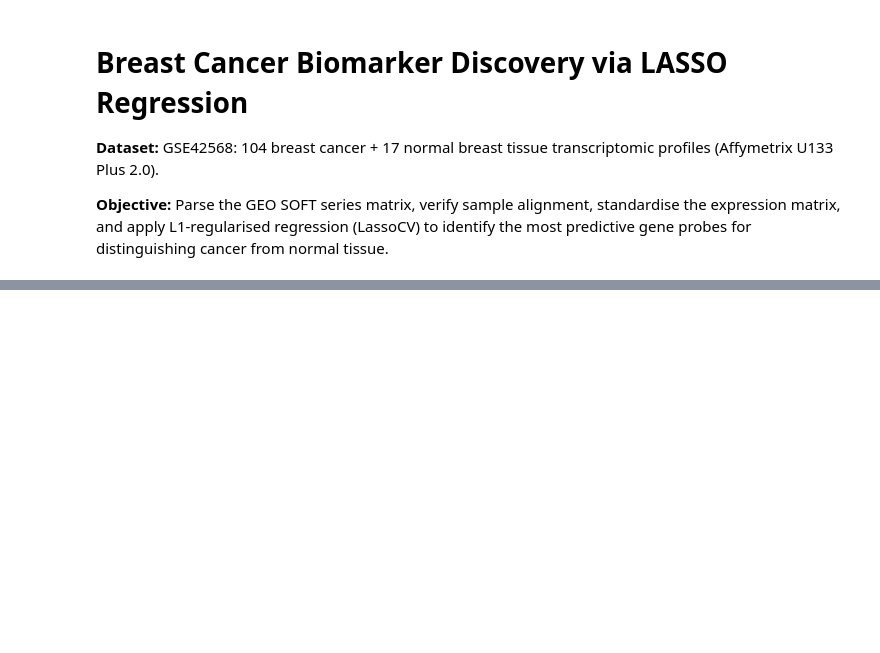
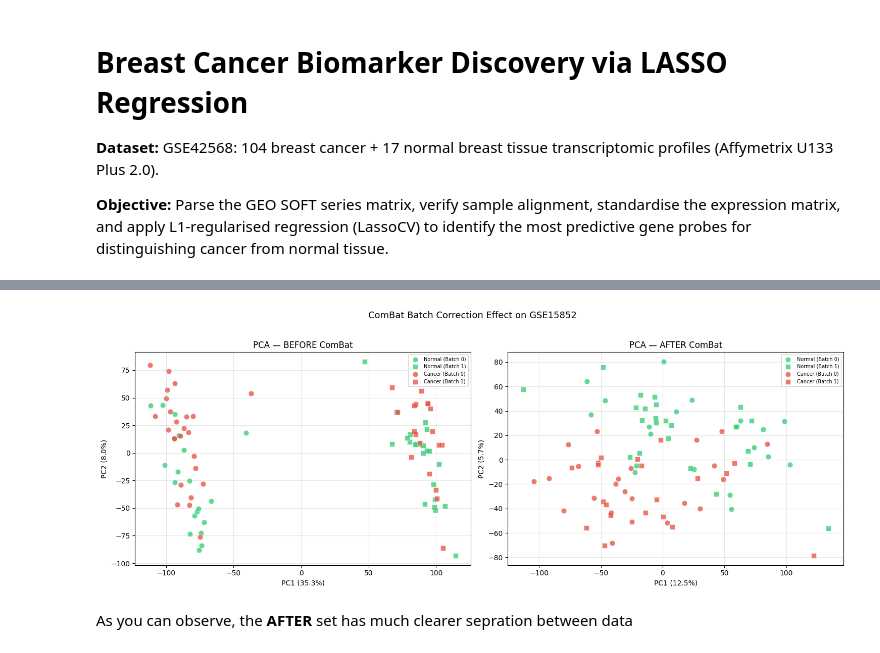
Before and after one commit to Xerass/breast-cancer-biomarker-analysis, a Jupyter notebook: analysis.ipynb, the cells around one changed output, grey strips where cells are left out. Drawn from its saved outputs; the diff is of its cells as text; code cells hidden in the pictures; blank space fills up the shorter version.

```diff
--- a/analysis.ipynb
+++ b/analysis.ipynb
@@ -473,0 +165,10 @@ plt.show()
+# %%
+#apply PyCombat
+
+#pyCombat expects a gene-major df gene x samples
+#the 'mod' arg accepts a list of lists of covariates that it needs to PRESERVE
+# we pass the tissire labels so that biological signals are not removed
+
+X_corrected_gene_major = pycombat(X_df.T, batch, mod=[y.tolist()])
+X_df = X_corrected_gene_major.T  # back to sample-major
+print(f"ComBat-corrected matrix shape: {X_df.shape}")
@@ -473,0 +183,51 @@ plt.show()
+# %%
+#Pre Correction PCA
+_scaler_post = StandardScaler()
+_X_post = _scaler_post.fit_transform(X_df)
+_pca_post = PCA(n_components=2)
+_post_combat_pca = _pca_post.fit_transform(_X_post)
+_post_combat_var = _pca_post.explained_variance_ratio_.copy()
+# %%
+#Before after plot on PCA Scatter
+fig, axes = plt.subplots(1, 2, figsize=(15, 5.5))
+
+labels_tissue = np.where(y == 0, 'Normal', 'Cancer')
+batch_arr = np.array(batch)
+marker_map = {0: 'o', 1: 's'}  # circle = Batch_0, square = Batch_1
+color_map  = {'Normal': '#2ecc71', 'Cancer': '#e74c3c'}
+
+for ax_i, (scores, var_ratio, title_tag) in enumerate([
+    (_pre_combat_pca,  _pre_combat_var,  'BEFORE ComBat'),
+    (_post_combat_pca, _post_combat_var, 'AFTER ComBat'),
+]):
+    ax = axes[ax_i]
+    for tissue in ['Normal', 'Cancer']:
+        for b in [0, 1]:
+            mask = (labels_tissue == tissue) & (batch_arr == b)
+            if mask.sum() == 0:
+                continue
+            ax.scatter(
+                scores[mask, 0], scores[mask, 1],
+                c=color_map[tissue],
+                marker=marker_map[b],
+                label=f'{tissue} (Batch {b})',
+                s=60, alpha=0.75, edgecolors='white', lw=0.5,
+            )
+    ax.set_xlabel(f'PC1 ({var_ratio[0]*100:.1f}%)')
+    ax.set_ylabel(f'PC2 ({var_ratio[1]*100:.1f}%)')
+    ax.set_title(f'PCA — {title_tag}')
+    ax.legend(fontsize=7, frameon=True)
+    ax.grid(True, alpha=0.3)
+
+fig.suptitle('ComBat Batch Correction Effect on GSE15852', fontsize=13, y=1.02)
+fig.tight_layout()
+plt.show()
+
+# Clean up temporary variables
+del _scaler_tmp, _X_tmp, _pca_tmp, _pca_scores
+del _scaler_post, _X_post, _pca_post
+del _pre_combat_pca, _pre_combat_var, _post_combat_pca, _post_combat_var
+# %% [output]
+[figure, added]
+# %% [markdown]
+As you can observe, the **AFTER** set has much clearer sepration between data
```
Also changed, not shown: parts of 50 cells of this notebook, 1 other file.
